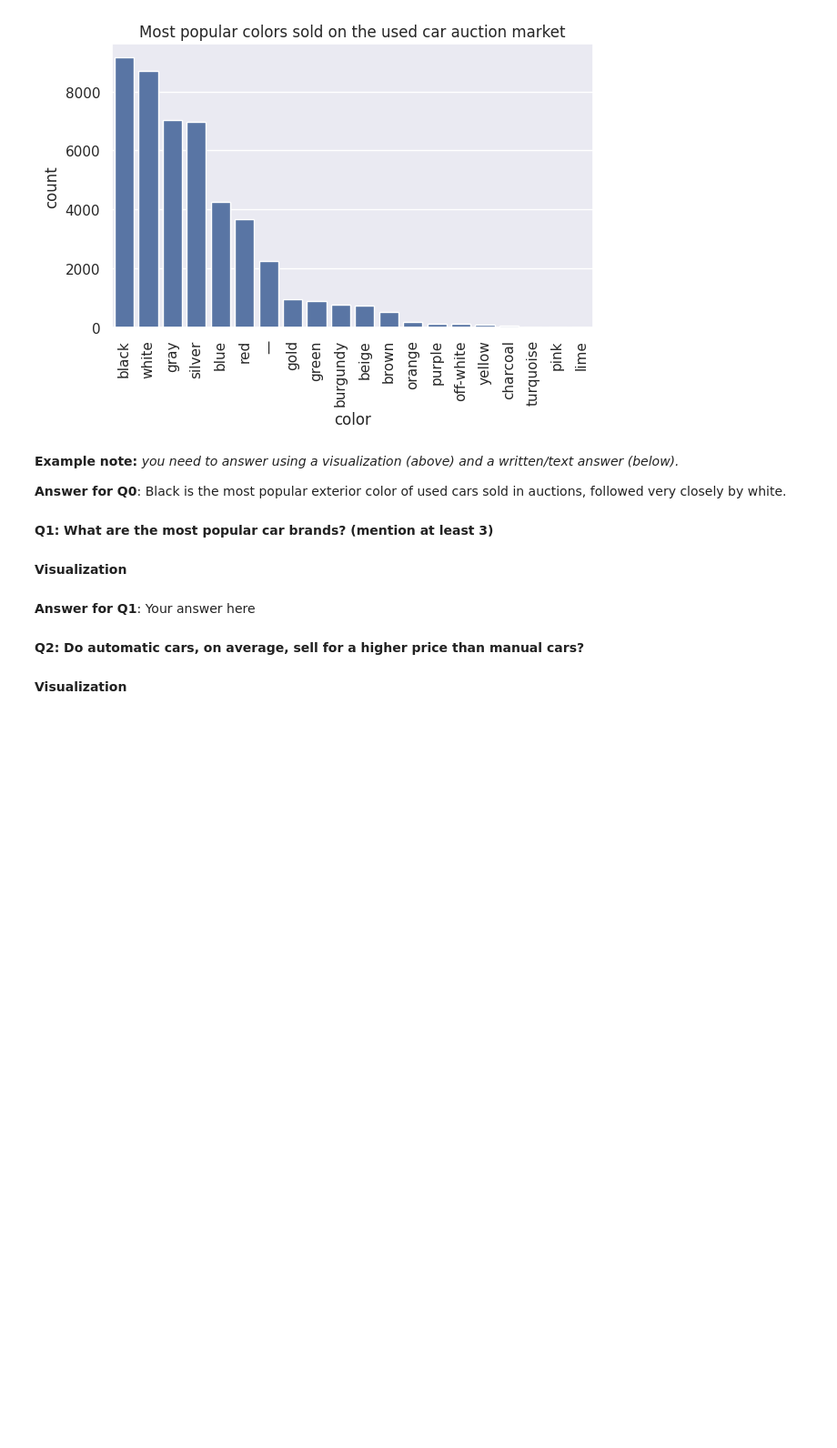
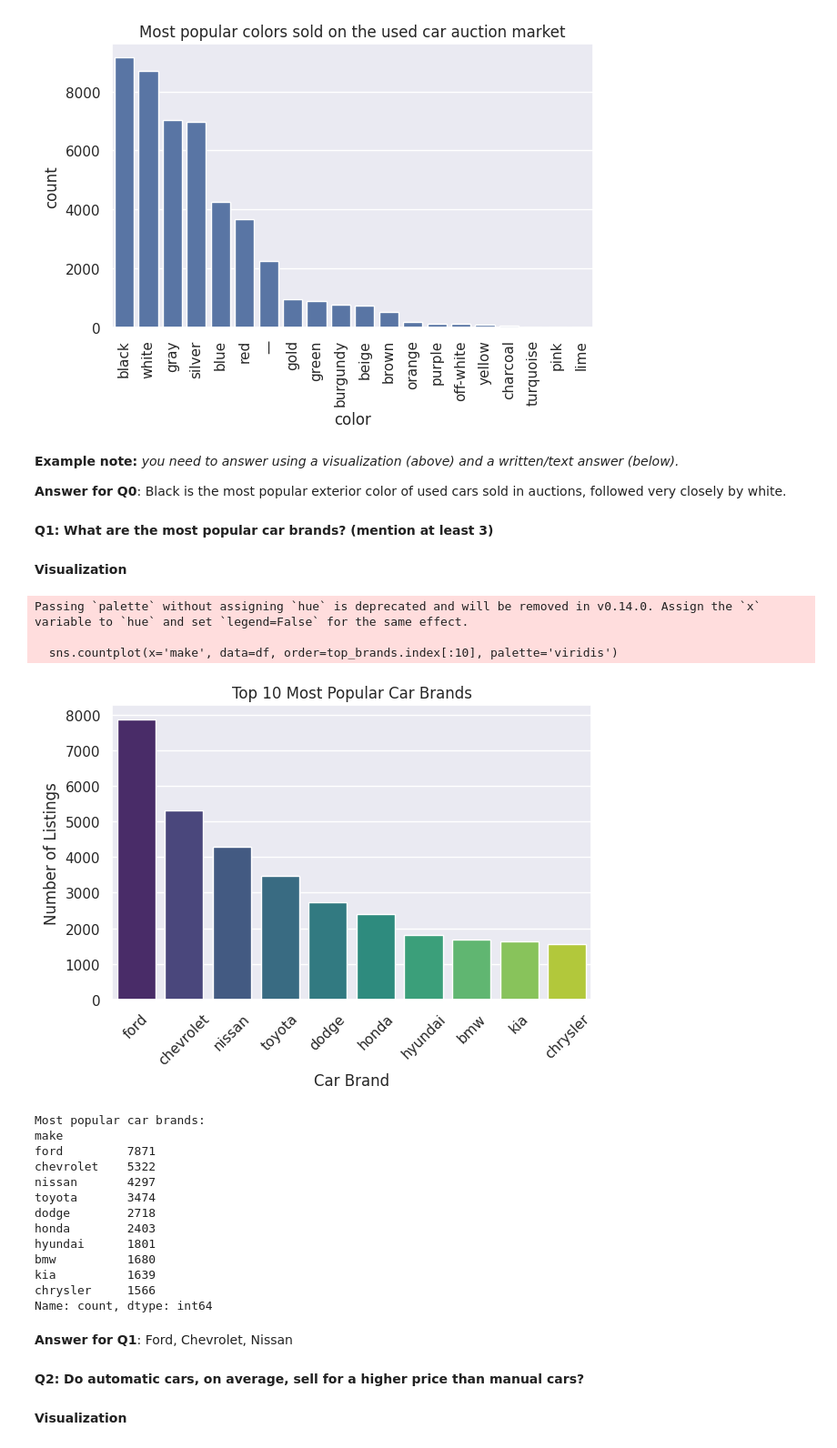
Before and after one commit to Michael-O-Sky/DataMining-Summer, a Jupyter notebook: Regression_Mini_Project.ipynb, the cells around one changed output. Shown: that part at 91% size. Saved outputs shown, nothing was run; the diff lists cells and outputs as text; code cells hidden in the pictures; blank space fills up the shorter version.

```diff
--- a/Regression_Mini_Project.ipynb
+++ b/Regression_Mini_Project.ipynb
@@ -105,8 +178,38 @@ plt.tight_layout()
 **Q1: What are the most popular car brands? (mention at least 3)**
 # %% [markdown]
 **Visualization**
+# %%
+df['make'] = df['make'].astype(str).str.strip().str.lower()
+top_brands = df['make'].value_counts()
+sns.countplot(x='make', data=df, order=top_brands.index[:10], palette='viridis')
+plt.title('Top 10 Most Popular Car Brands')
+plt.xlabel('Car Brand')
+plt.ylabel('Number of Listings')
+plt.xticks(rotation=45)
+plt.tight_layout()
+plt.show()
+print("Most popular car brands:")
+print(top_brands.head(10))
+# %% [output]
+Passing `palette` without assigning `hue` is deprecated and will be removed in v0.14.0. Assign the `x` variable to `hue` and set `legend=False` for the same effect.
+
+  sns.countplot(x='make', data=df, order=top_brands.index[:10], palette='viridis')
+[figure, added]
+Most popular car brands:
+make
+ford         7871
+chevrolet    5322
+nissan       4297
+toyota       3474
+dodge        2718
+honda        2403
+hyundai      1801
+bmw          1680
+kia          1639
+chrysler     1566
+Name: count, dtype: int64
 # %% [markdown]
-**Answer for Q1**: Your answer here
+**Answer for Q1**: Ford, Chevrolet, Nissan
 # %% [markdown]
 **Q2: Do automatic cars, on average, sell for a higher price than manual cars?**
 # %% [markdown]
```
Also changed, not shown: parts of 21 cells of this notebook.
